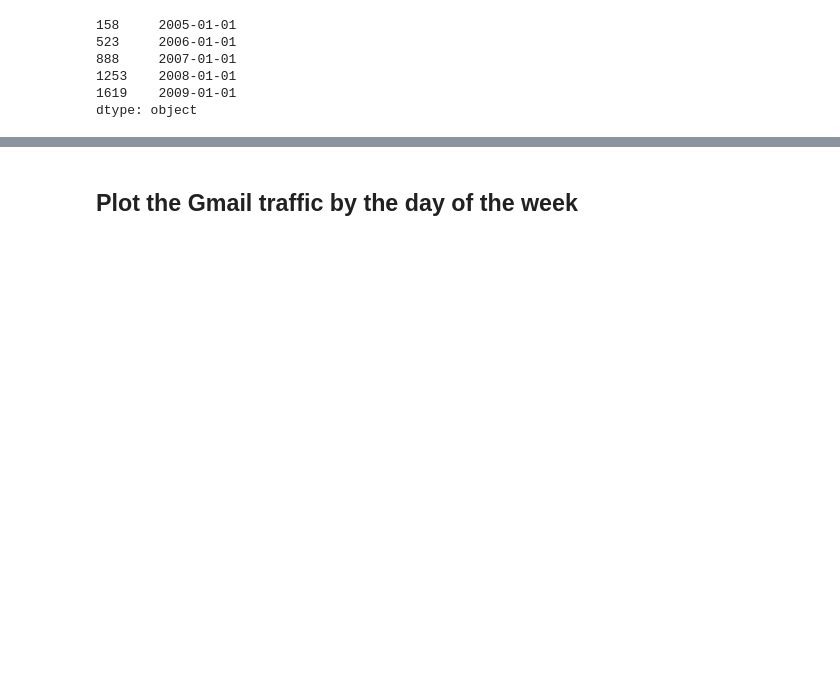
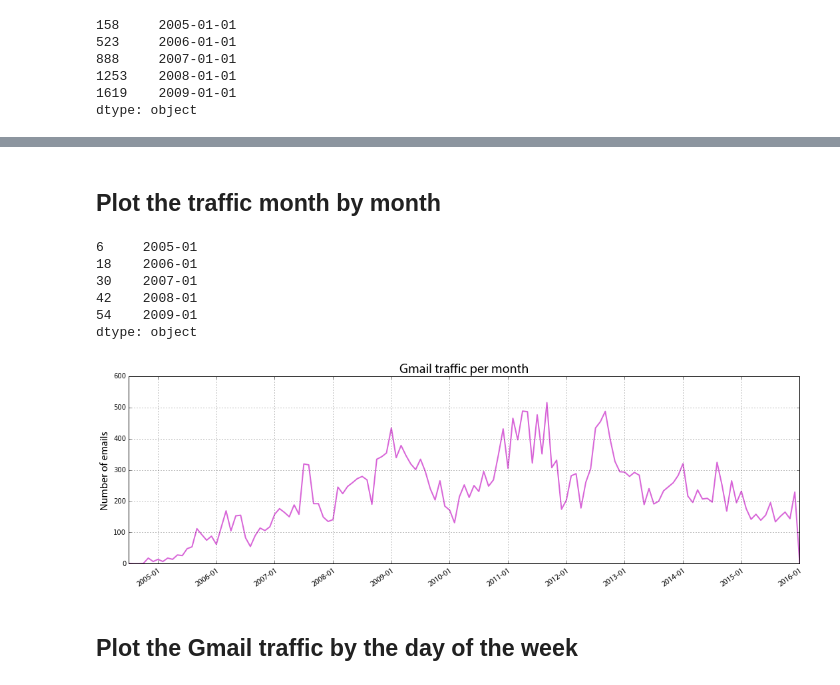
Before and after one commit to gboeing/ppde642, a Jupyter notebook: Examples-and-Demos/gmail-inbox-analysis/gmail-inbox-analysis.ipynb, the cells around one changed output, grey strips where cells are left out. Drawn from its saved outputs; the diff is of its cells as text; code cells hidden in the pictures; blank space fills up the shorter version.

Commit message:
added month analysis

```diff
--- a/Examples-and-Demos/gmail-inbox-analysis/gmail-inbox-analysis.ipynb
+++ b/Examples-and-Demos/gmail-inbox-analysis/gmail-inbox-analysis.ipynb
@@ -105,3 +105,43 @@ plt.show()
+# %% [markdown]
+## Plot the traffic month by month
+# %%
+# get the count per month
+all_months = [x[:-3] for x in all_dates]
+month_counts = pd.Series(all_months).value_counts().sort_index()
+# %%
+# not every month necessarily has a message, so fill in missing months in the range with zeros
+date_range = pd.date_range(start=min(all_dates), end=max(all_dates), freq='D')
+months_range = date_range.map(lambda x: str(x.date())[:-3])
+index = np.unique(months_range)
+month_counts = month_counts.reindex(index, fill_value=0)
+# %%
+# create a series of labels for the plot: each january
+xlabels = pd.Series([label if '-01' in label else None for label in month_counts.index])
+xlabels = xlabels[pd.notnull(xlabels)]
+xlabels.head()
+# %% [output]
+6     2005-01
+18    2006-01
+30    2007-01
+42    2008-01
+54    2009-01
+dtype: object
+# %%
+# plot the counts per month
+fig = plt.figure(figsize=[15, 5])
+ax = month_counts.plot(kind='line', linewidth=2, alpha=0.6, color='m')
+
+ax.grid(True)
+ax.set_xticks(xlabels.index)
+ax.set_xticklabels(xlabels, rotation=35, rotation_mode='anchor', ha='right', fontproperties=ticks_font)
+ax.set_ylabel('Number of emails', fontproperties=label_font)
+ax.set_title('Gmail traffic per month', fontproperties=title_font)
+
+fig.tight_layout()
+fig.savefig('gmail-traffic-month.png', dpi=96)
+plt.show()
+# %% [output]
+[figure, added]
 # %% [markdown]
 ## Plot the Gmail traffic by the day of the week
 # %%
```
Also changed, not shown: parts of 8 cells of this notebook, 5 other files.
